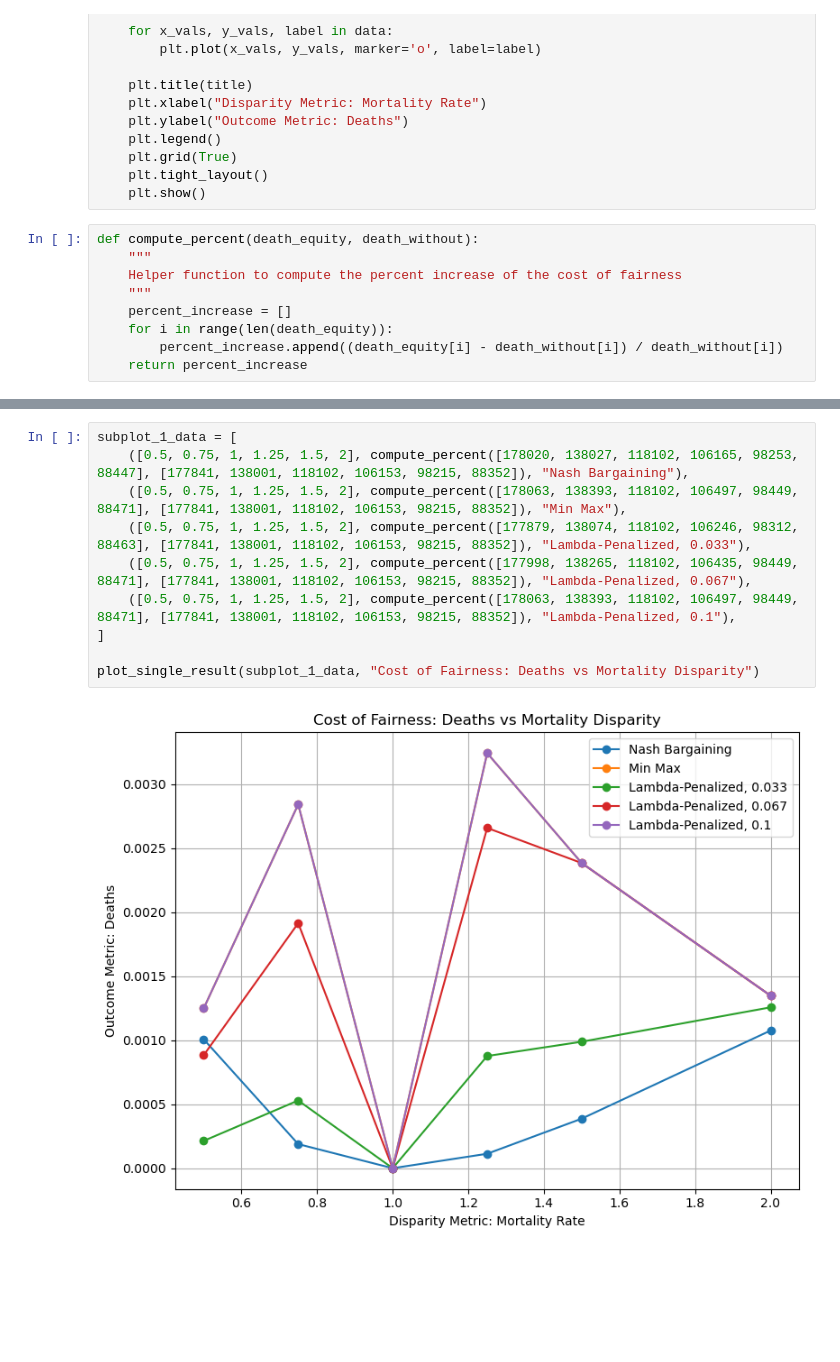
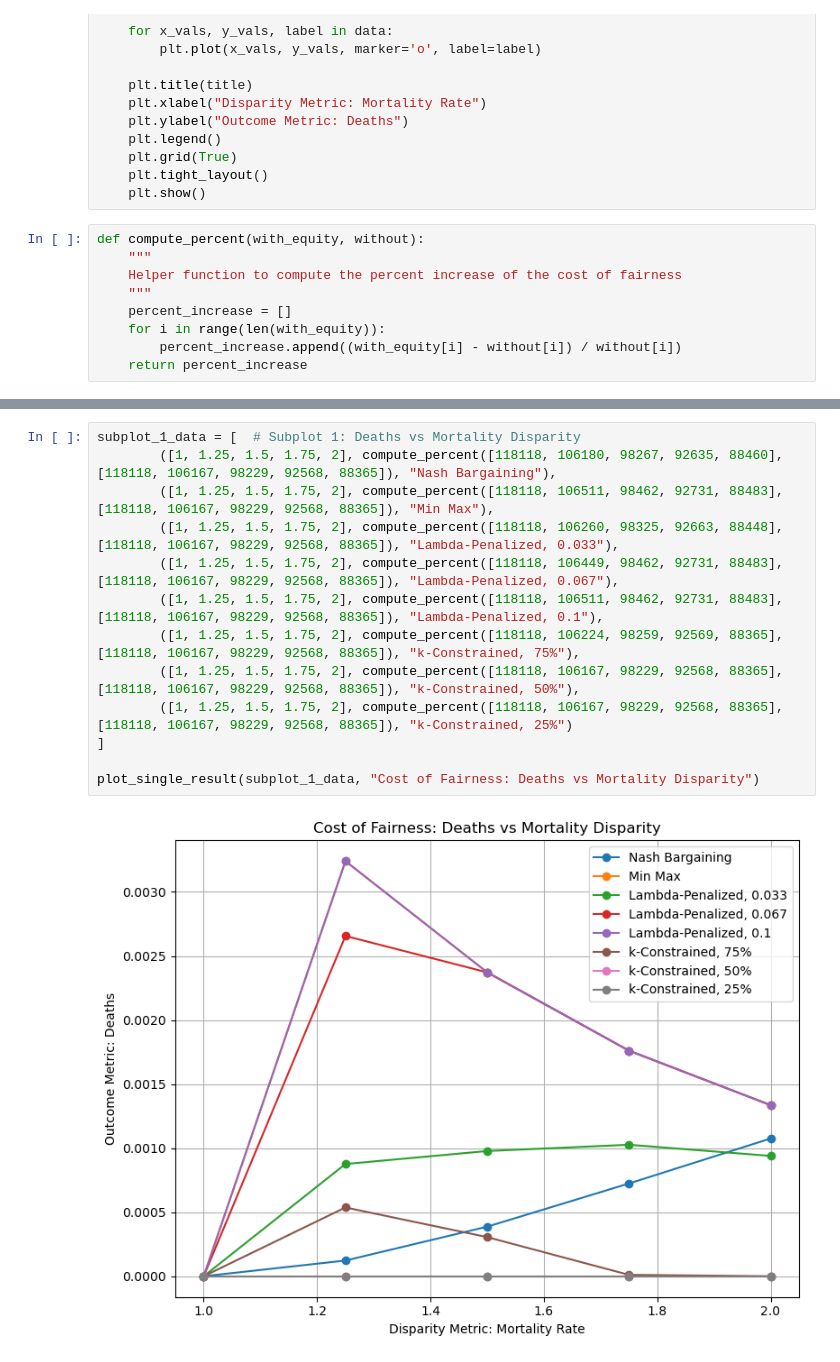
Before and after one commit to grace-ylin/Modelling-Disease-Transmission, a Jupyter notebook: Result_Visualization.ipynb, the cells around one changed output, grey strips where cells are left out. Saved outputs shown, nothing was run; the diff lists cells and outputs as text; blank space fills up the shorter version.

```diff
--- a/Result_Visualization.ipynb
+++ b/Result_Visualization.ipynb
@@ -35,11 +46,11 @@ def plot_single_result(data, title):
     plt.tight_layout()
     plt.show()
 # %%
-def compute_percent(death_equity, death_without):
+def compute_percent(with_equity, without):
     """
     Helper function to compute the percent increase of the cost of fairness
     """
     percent_increase = []
-    for i in range(len(death_equity)):
-        percent_increase.append((death_equity[i] - death_without[i]) / death_without[i])
+    for i in range(len(with_equity)):
+        percent_increase.append((with_equity[i] - without[i]) / without[i])
     return percent_increase
@@ -46,12 +72,15 @@ def compute_percent(death_equity, death_without):
 # %%
-subplot_1_data = [
-    ([0.5, 0.75, 1, 1.25, 1.5, 2], compute_percent([178020, 138027, 118102, 106165, 98253, 88447], [177841, 138001, 118102, 106153, 98215, 88352]), "Nash Bargaining"),
-    ([0.5, 0.75, 1, 1.25, 1.5, 2], compute_percent([178063, 138393, 118102, 106497, 98449, 88471], [177841, 138001, 118102, 106153, 98215, 88352]), "Min Max"),
-    ([0.5, 0.75, 1, 1.25, 1.5, 2], compute_percent([177879, 138074, 118102, 106246, 98312, 88463], [177841, 138001, 118102, 106153, 98215, 88352]), "Lambda-Penalized, 0.033"),
-    ([0.5, 0.75, 1, 1.25, 1.5, 2], compute_percent([177998, 138265, 118102, 106435, 98449, 88471], [177841, 138001, 118102, 106153, 98215, 88352]), "Lambda-Penalized, 0.067"),
-    ([0.5, 0.75, 1, 1.25, 1.5, 2], compute_percent([178063, 138393, 118102, 106497, 98449, 88471], [177841, 138001, 118102, 106153, 98215, 88352]), "Lambda-Penalized, 0.1"),
+subplot_1_data = [  # Subplot 1: Deaths vs Mortality Disparity
+        ([1, 1.25, 1.5, 1.75, 2], compute_percent([118118, 106180, 98267, 92635, 88460], [118118, 106167, 98229, 92568, 88365]), "Nash Bargaining"),
+        ([1, 1.25, 1.5, 1.75, 2], compute_percent([118118, 106511, 98462, 92731, 88483], [118118, 106167, 98229, 92568, 88365]), "Min Max"),
+        ([1, 1.25, 1.5, 1.75, 2], compute_percent([118118, 106260, 98325, 92663, 88448], [118118, 106167, 98229, 92568, 88365]), "Lambda-Penalized, 0.033"),
+        ([1, 1.25, 1.5, 1.75, 2], compute_percent([118118, 106449, 98462, 92731, 88483], [118118, 106167, 98229, 92568, 88365]), "Lambda-Penalized, 0.067"),
+        ([1, 1.25, 1.5, 1.75, 2], compute_percent([118118, 106511, 98462, 92731, 88483], [118118, 106167, 98229, 92568, 88365]), "Lambda-Penalized, 0.1"),
+        ([1, 1.25, 1.5, 1.75, 2], compute_percent([118118, 106224, 98259, 92569, 88365], [118118, 106167, 98229, 92568, 88365]), "k-Constrained, 75%"),
+        ([1, 1.25, 1.5, 1.75, 2], compute_percent([118118, 106167, 98229, 92568, 88365], [118118, 106167, 98229, 92568, 88365]), "k-Constrained, 50%"),
+        ([1, 1.25, 1.5, 1.75, 2], compute_percent([118118, 106167, 98229, 92568, 88365], [118118, 106167, 98229, 92568, 88365]), "k-Constrained, 25%")
 ]
 
 plot_single_result(subplot_1_data, "Cost of Fairness: Deaths vs Mortality Disparity")
 # %% [output]
-[figure, old version]
+[figure, new version]
```
Also changed, not shown: parts of 12 cells of this notebook, 11 other files.
